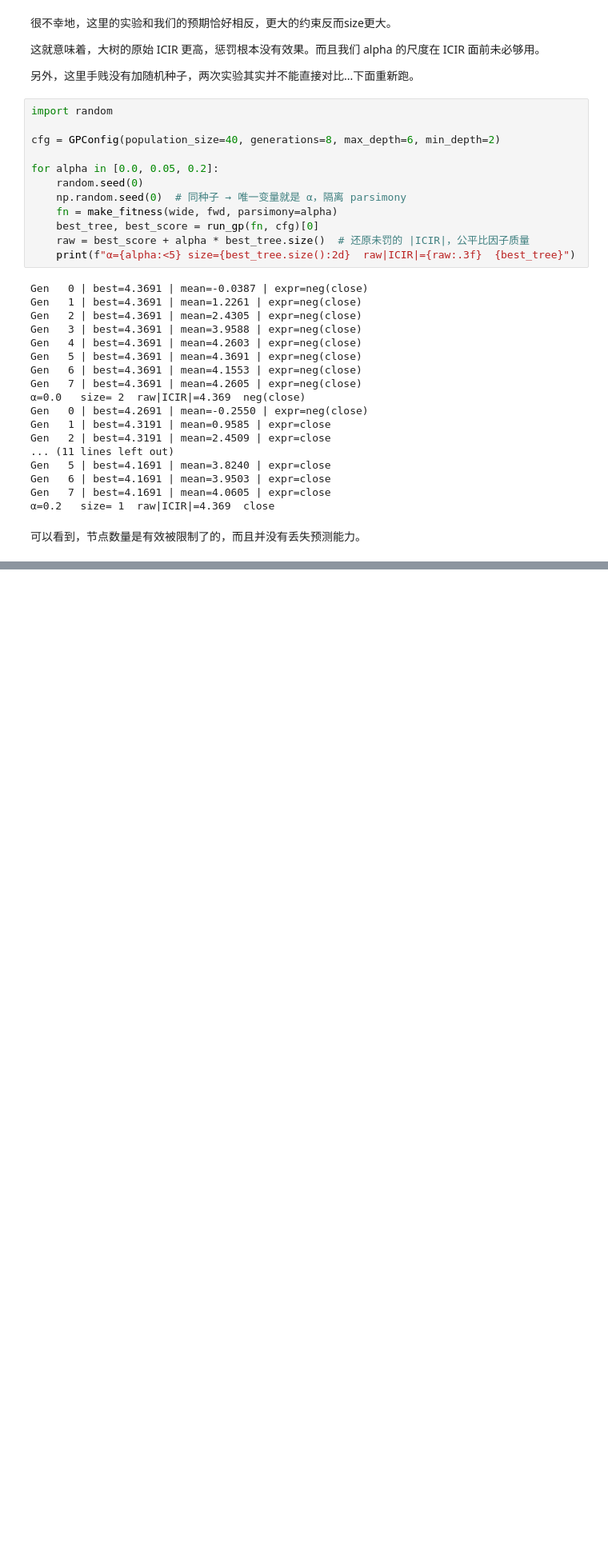
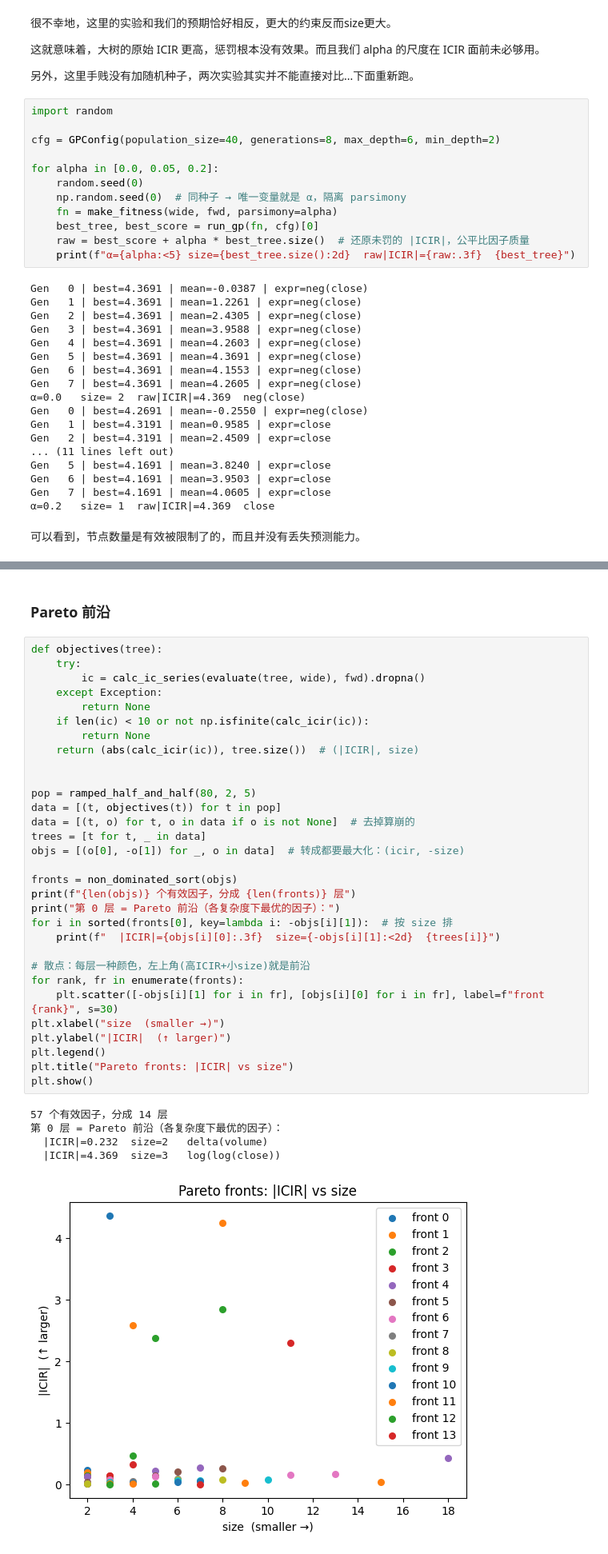
Before and after one commit to LUNARKN1GHT/FactorMiner, a Jupyter notebook: notebooks/05_gp_modules.ipynb, the cells around one changed output, grey strips where cells are left out. Shown at 80% size. Saved outputs shown, nothing was run; the diff lists cells and outputs as text; blank space fills up the shorter version.

```diff
--- a/notebooks/05_gp_modules.ipynb
+++ b/notebooks/05_gp_modules.ipynb
@@ -117,0 +123,39 @@ Gen   7 | best=4.1691 | mean=4.0605 | expr=close
+# %% [markdown]
+### Pareto 前沿
+# %%
+def objectives(tree):
+    try:
+        ic = calc_ic_series(evaluate(tree, wide), fwd).dropna()
+    except Exception:
+        return None
+    if len(ic) < 10 or not np.isfinite(calc_icir(ic)):
+        return None
+    return (abs(calc_icir(ic)), tree.size())  # (|ICIR|, size)
+
+
+pop = ramped_half_and_half(80, 2, 5)
+data = [(t, objectives(t)) for t in pop]
+data = [(t, o) for t, o in data if o is not None]  # 去掉算崩的
+trees = [t for t, _ in data]
+objs = [(o[0], -o[1]) for _, o in data]  # 转成都要最大化：(icir, -size)
+
+fronts = non_dominated_sort(objs)
+print(f"{len(objs)} 个有效因子，分成 {len(fronts)} 层")
+print("第 0 层 = Pareto 前沿（各复杂度下最优的因子）：")
+for i in sorted(fronts[0], key=lambda i: -objs[i][1]):  # 按 size 排
+    print(f"  |ICIR|={objs[i][0]:.3f}  size={-objs[i][1]:<2d}  {trees[i]}")
+
+# 散点：每层一种颜色，左上角(高ICIR+小size)就是前沿
+for rank, fr in enumerate(fronts):
+    plt.scatter([-objs[i][1] for i in fr], [objs[i][0] for i in fr], label=f"front {rank}", s=30)
+plt.xlabel("size  (smaller →)")
+plt.ylabel("|ICIR|  (↑ larger)")
+plt.legend()
+plt.title("Pareto fronts: |ICIR| vs size")
+plt.show()
+# %% [output]
+57 个有效因子，分成 14 层
+第 0 层 = Pareto 前沿（各复杂度下最优的因子）：
+  |ICIR|=0.232  size=2   delta(volume)
+  |ICIR|=4.369  size=3   log(log(close))
+[figure, added]
```
Also changed, not shown: parts of 8 cells of this notebook, 3 other files.
